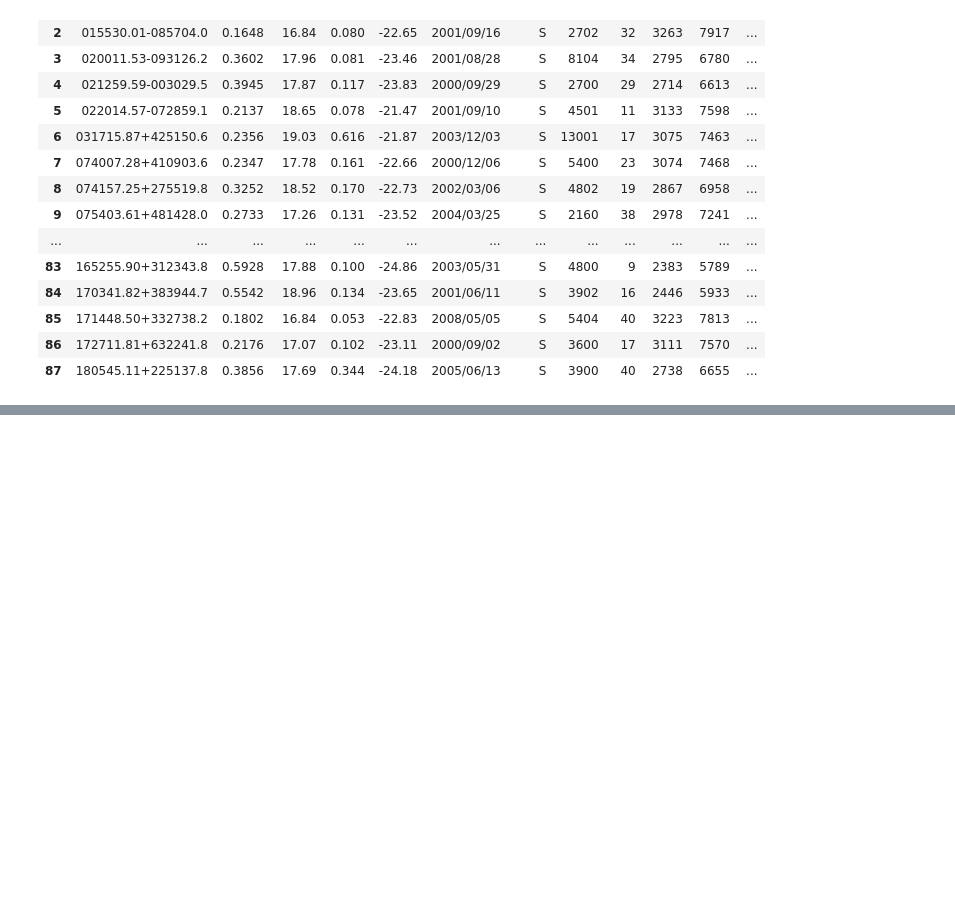
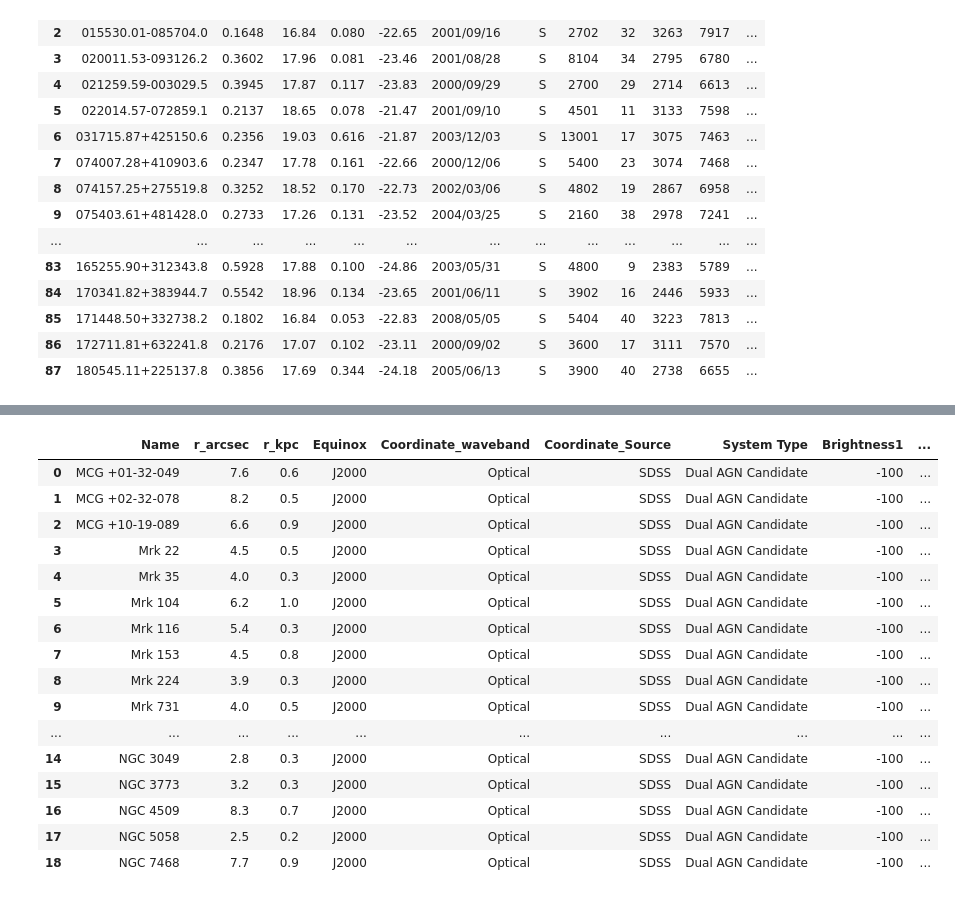
Before and after one commit to thatastroguy/thebigmac, a Jupyter notebook: BH_Binary_Broadline_Studies.ipynb, the cells around one changed output, grey strips where cells are left out. Drawn from its saved outputs; the diff is of its cells as text; code cells hidden in the pictures; blank space fills up the shorter version.

Commit message:
Committing all changes to jupyter notebooks and getting ready to push all of the latest version of the notebooks to the repository.

```diff
--- a/BH_Binary_Broadline_Studies.ipynb
+++ b/BH_Binary_Broadline_Studies.ipynb
@@ -624,0 +1008,99 @@ ju2013['DOI(s)'] = "https://doi.org/10.1088/0004-637X/777/1/44"
+# %%
+# This needs to get moved to a miscellaneous notebook
+# Loading in Mezcua+2014 here
+
+mezcua2014 = pd.read_csv('Tables/Mezcua2014/Mezcua2014.csv', sep=',')
+
+# We need to gather coordinates, redshifts, and other information....
+
+
+#mezcua2014['Name1'] = mezcua2014['SDSS Designation']
+#mezcua2014['Name2'] = mezcua2014['SDSS Designation']
+#mezcua2014['z'] = -99
+
+#mezcua2014['z1'] = mezcua2014['z']
+#mezcua2014['z2'] = mezcua2014['z']
+#mezcua2014['z1_type'] = "spec"
+#mezcua2014['z2_type'] = "spec"
+
+# Now converting the naming convention to RA and Dec and adding some informative columns
+#name_to_coords(mezcua2014,mezcua2014['Designation'])
+
+#mezcua2014['Coordinates'] = mezcua2014['SDSS Designation']#.str.slice(start=1) # Stripping the J
+#mezcua2014['RA_test'] = mezcua2014['Coordinates'].str.slice(start=0, stop=9) # Stripping the DEC parts
+#mezcua2014['Dec_test'] = mezcua2014['Coordinates'].str.slice(start=9, stop=19) # Stripping the RA parts
+#mezcua2014['RA'] = mezcua2014['RA_test'].str.slice(start=0, stop=2)+":"+mezcua2014['RA_test'].str.slice(start=2, stop=4)+":"+mezcua2014['RA_test'].str.slice(start=4, stop=9) # Putting together the RA coordinates separated by colons
+#mezcua2014['Dec'] = mezcua2014['Dec_test'].str.slice(start=0, stop=3)+":"+mezcua2014['Dec_test'].str.slice(start=3, stop=5)+":"+mezcua2014['Dec_test'].str.slice(start=5, stop=10) # Putting together the Dec coodinates separated by colons
+#mezcua2014.drop(columns=['Coordinates','RA_test','Dec_test'], inplace=True)
+#
+## Converting the coordinates
+#coordconvert = SkyCoord(ra = mezcua2014['RA'], dec = mezcua2014['Dec'], frame='icrs', unit = (u.hourangle, u.deg))
+#mezcua2014['RA_deg'] = coordconvert.ra.degree
+#mezcua2014['Dec_deg'] = coordconvert.dec.degree
+#
+## Adding in a second set of coordinates for the 'secondary'
+#mezcua2014['RA2'] = mezcua2014['RA']
+#mezcua2014['Dec2'] = mezcua2014['Dec']
+#
+#mezcua2014['RA2_deg'] = mezcua2014['RA_deg']
+#mezcua2014['Dec2_deg'] = mezcua2014['Dec_deg']
+
+# Adding details about the coordinates
+mezcua2014['Equinox'] = "J2000"
+mezcua2014['Coordinate_waveband'] = "Optical"
+mezcua2014['Coordinate_Source'] = "SDSS"
+
+mezcua2014['System Type'] = 'Dual AGN Candidate'
+
+# Adding in some columns that we'll population via a Simbad or Ned search later
+mezcua2014['Brightness1'] = -100
+mezcua2014['Brightness_band1'] = -100
+mezcua2014['Brightness_type1'] = -100
+
+mezcua2014['Brightness2'] = -100
+mezcua2014['Brightness_band2'] = -100
+mezcua2014['Brightness_type2'] = -100
+
+# Adding in a column to denote the system separation as '-1' which I will take in this case to mean that it is \
+# of order ~1 kpc or less, but is not currently determined.
+mezcua2014['Sep'] = 3 # arcseconds
+# Since these are candidates and we do not have a measure of separation, we'll use the 3'' diameter of the SDSS \
+# fiber as an upper limit
+
+#mezcua2014['Sep(kpc)'] = mezcua2014['Sep']*((cosmo.arcsec_per_kpc_proper(mezcua2014['z']))**(-1))
+
+# For the projected separation, we'll use the upper limit of 3'' to calculate an upper limit in units of kpc
+#mezcua2014['delta_z'] = mezcua2014['z1']-mezcua2014['z2']
+#mezcua2014['dV'] = (2.99e+5)*((1+mezcua2014['z1'])**2 - (1+mezcua2014['z2'])**2)/((1+mezcua2014['z1'])**2+(1+mezcua2014['z2'])**2)
+# dV will be zero until we include follow-up observations that show separate redshifts
+
+# Adding information about the paper and the selection method
+mezcua2014['Selection Method'] = "Projected Separation" #DPSELs
+mezcua2014['Confirmation Method'] = "-99"
+mezcua2014['Paper(s)'] = "Mezcua+2014"
+mezcua2014['BibCode(s)'] = "2014ApJ...784...16M"
+mezcua2014['DOI(s)'] = "https://doi.org/10.1088/0004-637X/784/1/16"
+
+## And dropping any columns that we don't need....
+#mezcua2014.drop(labels=['SDSS','f_SDSS','Vel','logL','Type','Q','zr','zh'],\
+#              axis=1, inplace=True)
+
+mezcua2014
+# %% [output]
+|  | Name | r_arcsec | r_kpc | Equinox | Coordinate_waveband | Coordinate_Source | System Type | Brightness1 | ... |
+| 0 | MCG +01-32-049 | 7.6 | 0.6 | J2000 | Optical | SDSS | Dual AGN Candidate | -100 | ... |
+| 1 | MCG +02-32-078 | 8.2 | 0.5 | J2000 | Optical | SDSS | Dual AGN Candidate | -100 | ... |
+| 2 | MCG +10-19-089 | 6.6 | 0.9 | J2000 | Optical | SDSS | Dual AGN Candidate | -100 | ... |
+| 3 | Mrk 22 | 4.5 | 0.5 | J2000 | Optical | SDSS | Dual AGN Candidate | -100 | ... |
+| 4 | Mrk 35 | 4.0 | 0.3 | J2000 | Optical | SDSS | Dual AGN Candidate | -100 | ... |
+| 5 | Mrk 104 | 6.2 | 1.0 | J2000 | Optical | SDSS | Dual AGN Candidate | -100 | ... |
+| 6 | Mrk 116 | 5.4 | 0.3 | J2000 | Optical | SDSS | Dual AGN Candidate | -100 | ... |
+| 7 | Mrk 153 | 4.5 | 0.8 | J2000 | Optical | SDSS | Dual AGN Candidate | -100 | ... |
+| 8 | Mrk 224 | 3.9 | 0.3 | J2000 | Optical | SDSS | Dual AGN Candidate | -100 | ... |
+| 9 | Mrk 731 | 4.0 | 0.5 | J2000 | Optical | SDSS | Dual AGN Candidate | -100 | ... |
+| ... | ... | ... | ... | ... | ... | ... | ... | ... | ... |
+| 14 | NGC 3049 | 2.8 | 0.3 | J2000 | Optical | SDSS | Dual AGN Candidate | -100 | ... |
+| 15 | NGC 3773 | 3.2 | 0.3 | J2000 | Optical | SDSS | Dual AGN Candidate | -100 | ... |
+| 16 | NGC 4509 | 8.3 | 0.7 | J2000 | Optical | SDSS | Dual AGN Candidate | -100 | ... |
+| 17 | NGC 5058 | 2.5 | 0.2 | J2000 | Optical | SDSS | Dual AGN Candidate | -100 | ... |
+| 18 | NGC 7468 | 7.7 | 0.9 | J2000 | Optical | SDSS | Dual AGN Candidate | -100 | ... |
```
Also changed, not shown: parts of 14 cells of this notebook, 6 other files.
